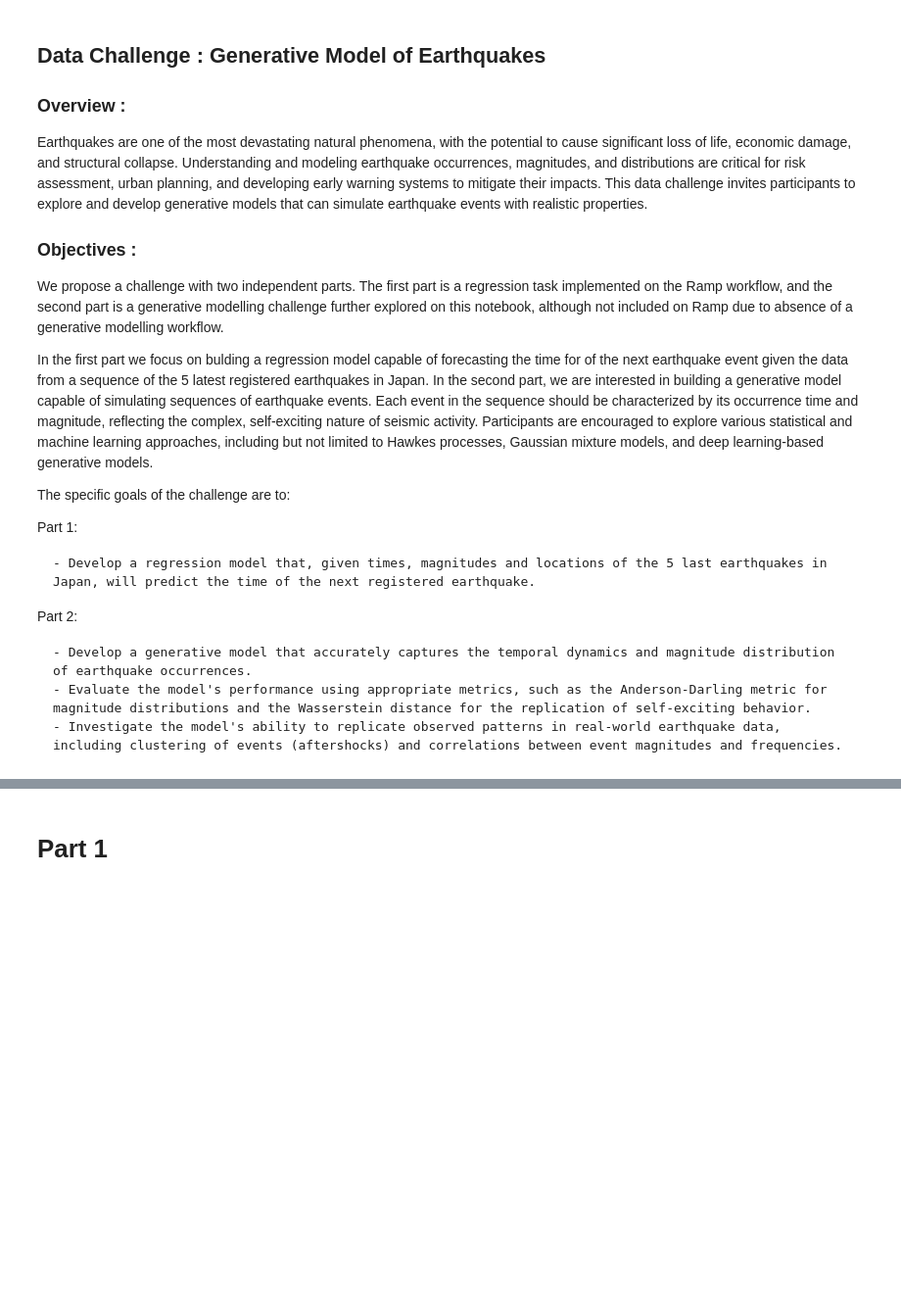
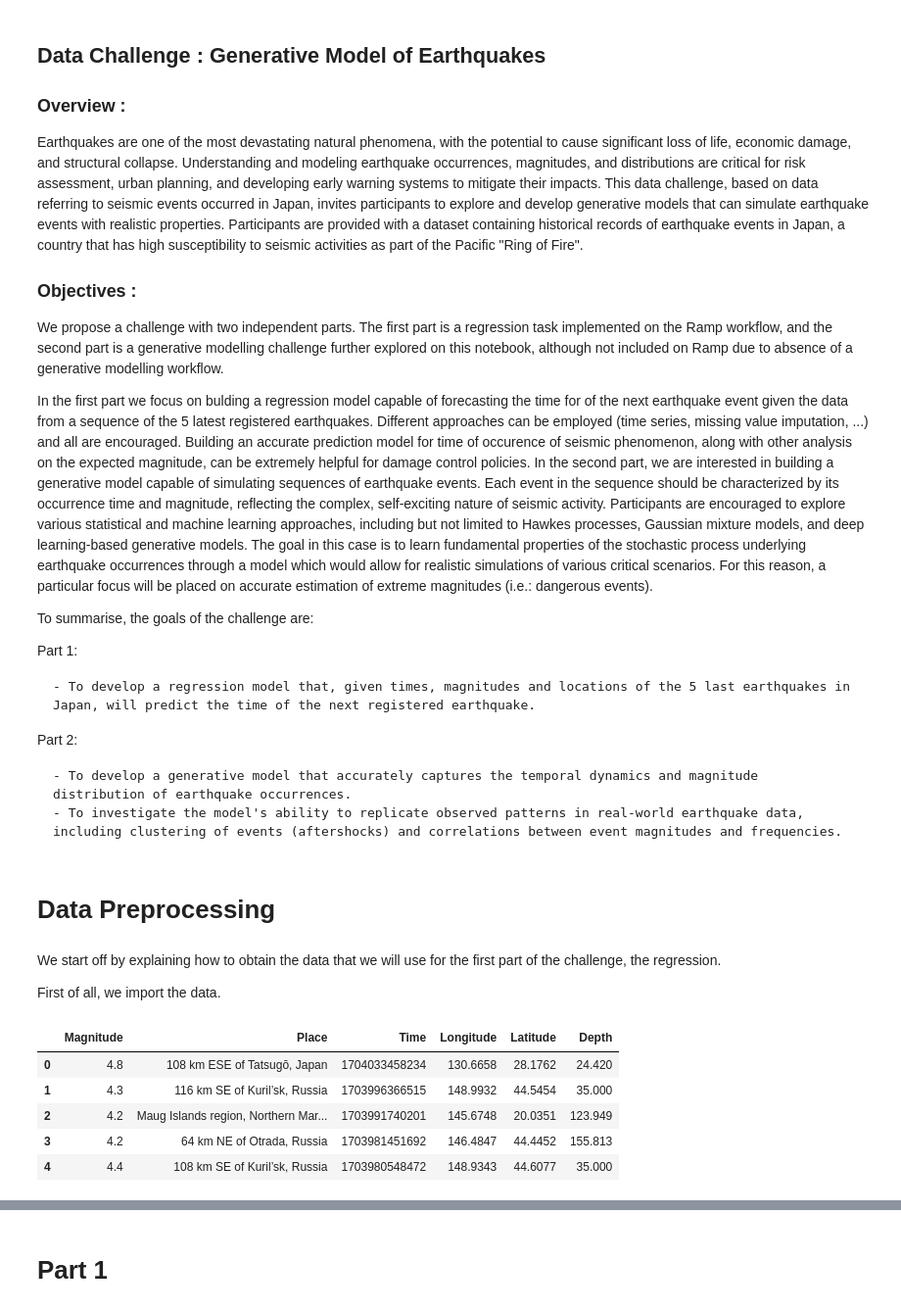
Before and after one commit to DaniloMarinho/Earthquake-generative-modelling, a Jupyter notebook: starting_kit.ipynb, the cells around one changed output, grey strips where cells are left out. Shown: that part at 98% size. Drawn from its saved outputs; the diff is of its cells as text; code cells hidden in the pictures; blank space fills up the shorter version.

Commit message:
Added preprocessing to starting_kit

```diff
--- a/starting_kit.ipynb
+++ b/starting_kit.ipynb
@@ -3,25 +3,26 @@
 
 ### Overview :
 
-Earthquakes are one of the most devastating natural phenomena, with the potential to cause significant loss of life, economic damage, and structural collapse. Understanding and modeling earthquake occurrences, magnitudes, and distributions are critical for risk assessment, urban planning, and developing early warning systems to mitigate their impacts. This data challenge invites participants to explore and develop generative models that can simulate earthquake events with realistic properties.
+Earthquakes are one of the most devastating natural phenomena, with the potential to cause significant loss of life, economic damage, and structural collapse. Understanding and modeling earthquake occurrences, magnitudes, and distributions are critical for risk assessment, urban planning, and developing early warning systems to mitigate their impacts. This data challenge, based on data referring to seismic events occurred in Japan, invites participants to explore and develop generative models that can simulate earthquake events with realistic properties.
+Participants are provided with a dataset containing historical records of earthquake events in Japan, a country that has high susceptibility to seismic activities as part of the Pacific "Ring of Fire".
 
 ### Objectives :
 
 We propose a challenge with two independent parts. The first part is a regression task implemented on the Ramp workflow, and the second part is a generative modelling challenge further explored on this notebook, although not included on Ramp due to absence of a generative modelling workflow.
 
-In the first part we focus on bulding a regression model capable of forecasting the time for of the next earthquake event given the data from a sequence of the 5 latest registered earthquakes in Japan. In the second part, we are interested in building a generative model capable of simulating sequences of earthquake events. Each event in the sequence should be characterized by its occurrence time and magnitude, reflecting the complex, self-exciting nature of seismic activity. Participants are encouraged to explore various statistical and machine learning approaches, including but not limited to Hawkes processes, Gaussian mixture models, and deep learning-based generative models.
+In the first part we focus on bulding a regression model capable of forecasting the time for of the next earthquake event given the data from a sequence of the 5 latest registered earthquakes. Different approaches can be employed (time series, missing value imputation, ...) and all are encouraged. Building an accurate prediction model for time of occurence of seismic phenomenon, along with other analysis on the expected magnitude, can be extremely helpful for damage control policies.
+In the second part, we are interested in building a generative model capable of simulating sequences of earthquake events. Each event in the sequence should be characterized by its occurrence time and magnitude, reflecting the complex, self-exciting nature of seismic activity. Participants are encouraged to explore various statistical and machine learning approaches, including but not limited to Hawkes processes, Gaussian mixture models, and deep learning-based generative models. The goal in this case is to learn fundamental properties of the stochastic process underlying earthquake occurrences through a model which would allow for realistic simulations of various critical scenarios. For this reason, a particular focus will be placed on accurate estimation of extreme magnitudes (i.e.: dangerous events).
 
-The specific goals of the challenge are to:
+To summarise, the goals of the challenge are:
 
 Part 1:
 
-    - Develop a regression model that, given times, magnitudes and locations of the 5 last earthquakes in Japan, will predict the time of the next registered earthquake.
+    - To develop a regression model that, given times, magnitudes and locations of the 5 last earthquakes in Japan, will predict the time of the next registered earthquake.
 
 Part 2:
 
-    - Develop a generative model that accurately captures the temporal dynamics and magnitude distribution of earthquake occurrences.
-    - Evaluate the model's performance using appropriate metrics, such as the Anderson-Darling metric for magnitude distributions and the Wasserstein distance for the replication of self-exciting behavior.
-    - Investigate the model's ability to replicate observed patterns in real-world earthquake data, including clustering of events (aftershocks) and correlations between event magnitudes and frequencies.
+    - To develop a generative model that accurately captures the temporal dynamics and magnitude distribution of earthquake occurrences.
+    - To investigate the model's ability to replicate observed patterns in real-world earthquake data, including clustering of events (aftershocks) and correlations between event magnitudes and frequencies.
 # %%
 from HawkesPyLib.simulation import SumExpHawkesProcessSimulation
 from HawkesPyLib.inference import SumExpHawkesProcessInference
@@ -36,3 +37,19 @@ from geopandas import GeoDataFrame
 
 from statsmodels.graphics.tsaplots import plot_acf
 import matplotlib.pyplot as plt
+# %% [markdown]
+# Data Preprocessing
+# %% [markdown]
+We start off by explaining how to obtain the data that we will use for the first part of the challenge, the regression.
+
+First of all, we import the data.
+# %%
+data = pd.read_csv("data_generative.csv", index_col=0)
+data.head()
+# %% [output]
+|  | Magnitude | Place | Time | Longitude | Latitude | Depth |
+| 0 | 4.8 | 108 km ESE of Tatsugō, Japan | 1704033458234 | 130.6658 | 28.1762 | 24.420 |
+| 1 | 4.3 | 116 km SE of Kuril’sk, Russia | 1703996366515 | 148.9932 | 44.5454 | 35.000 |
+| 2 | 4.2 | Maug Islands region, Northern Mar... | 1703991740201 | 145.6748 | 20.0351 | 123.949 |
+| 3 | 4.2 | 64 km NE of Otrada, Russia | 1703981451692 | 146.4847 | 44.4452 | 155.813 |
+| 4 | 4.4 | 108 km SE of Kuril’sk, Russia | 1703980548472 | 148.9343 | 44.6077 | 35.000 |
```
Also changed, not shown: parts of 16 cells of this notebook.
